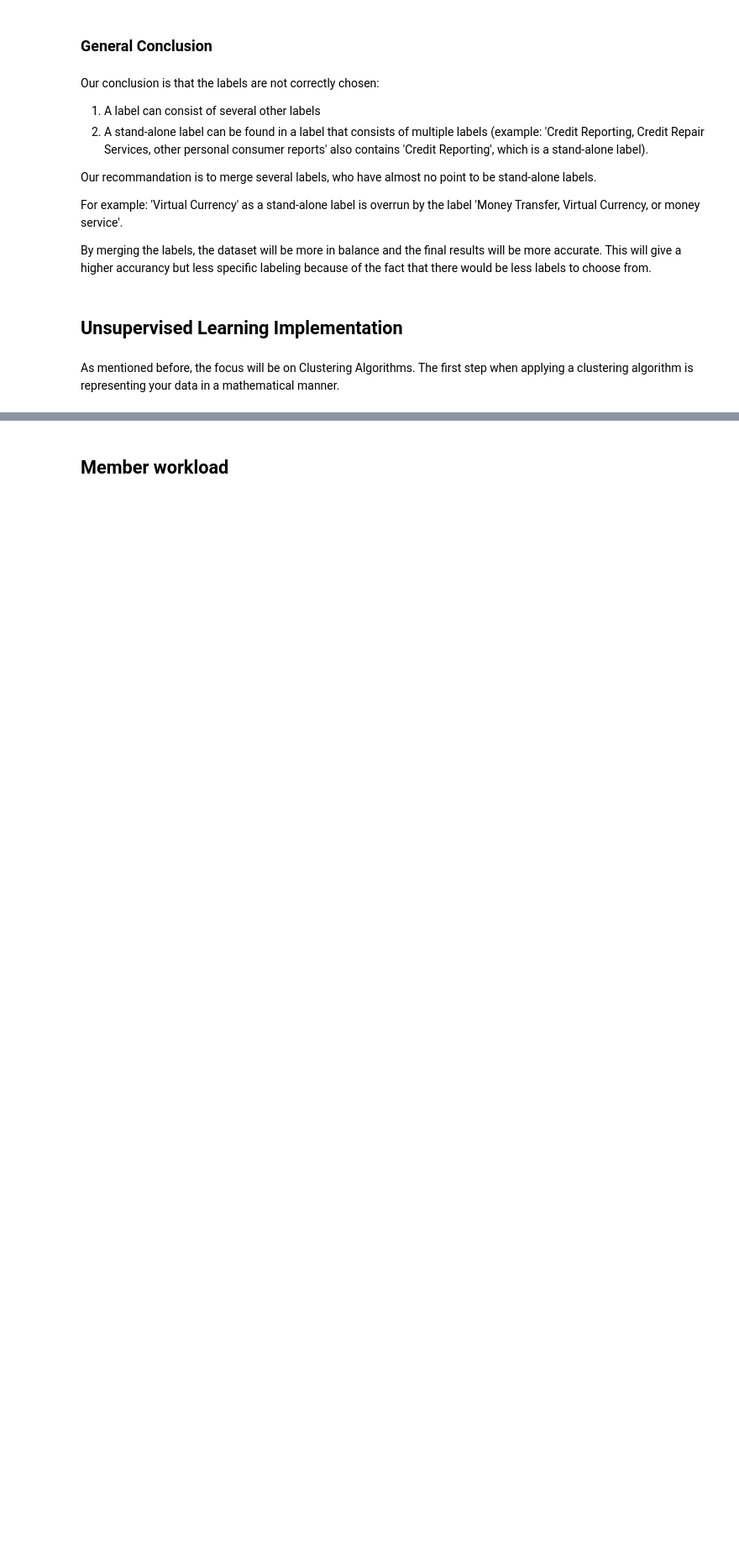
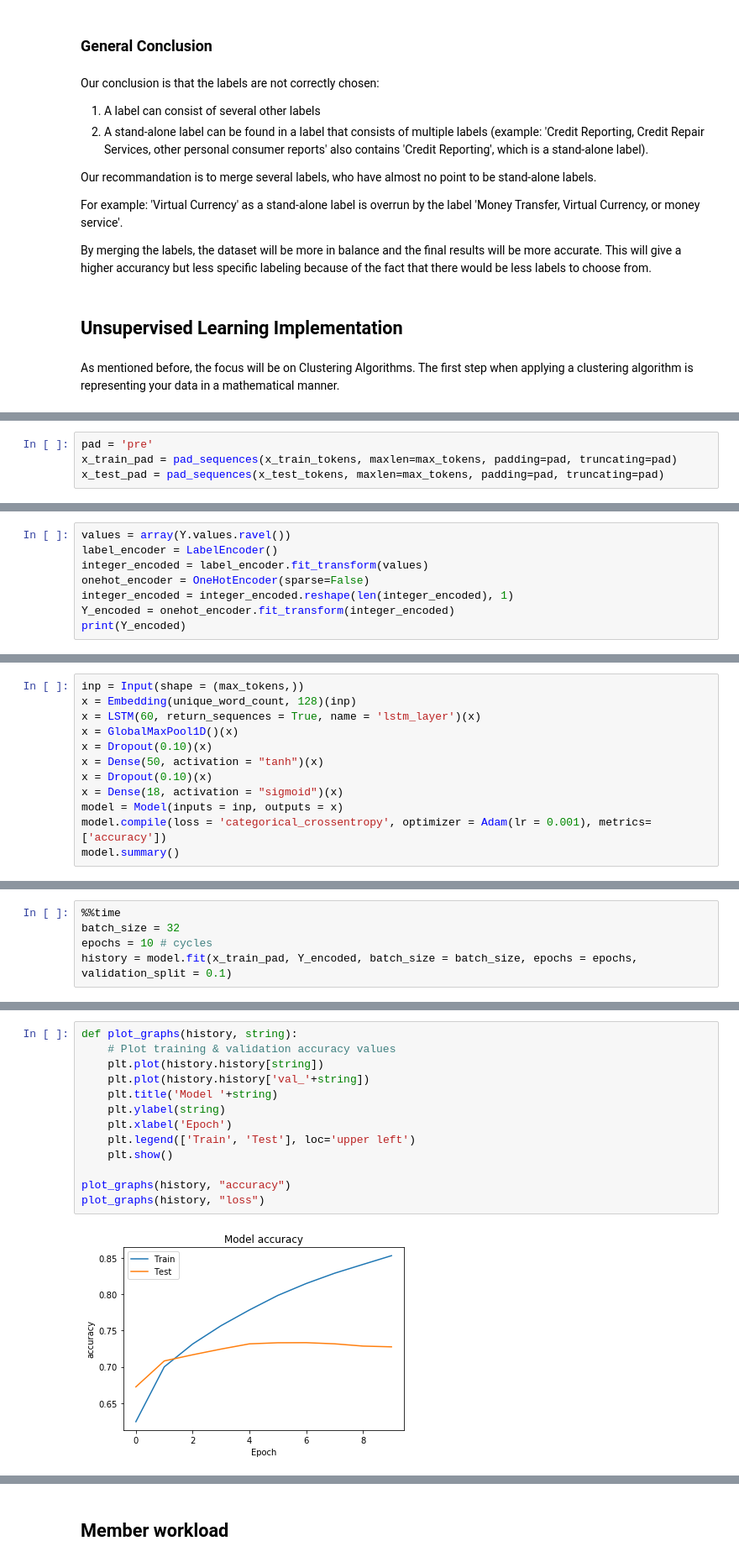
Before and after one commit to GillisWerrebrouck/UGent_Machine-Learning-Project, a Jupyter notebook: project-notebook.ipynb, the cells around one changed output, grey strips where cells are left out. Shown at 84% size. Saved outputs shown, nothing was run; the diff lists cells and outputs as text; blank space fills up the shorter version.

```diff
--- a/project-notebook.ipynb
+++ b/project-notebook.ipynb
@@ -1017,0 +1159,4 @@ As mentioned before, the focus will be on Clustering Algorithms. The first step
+# %%
+pad = 'pre'
+x_train_pad = pad_sequences(x_train_tokens, maxlen=max_tokens, padding=pad, truncating=pad)
+x_test_pad = pad_sequences(x_test_tokens, maxlen=max_tokens, padding=pad, truncating=pad)
@@ -1017,0 +1197,8 @@ As mentioned before, the focus will be on Clustering Algorithms. The first step
+# %%
+values = array(Y.values.ravel())
+label_encoder = LabelEncoder()
+integer_encoded = label_encoder.fit_transform(values)
+onehot_encoder = OneHotEncoder(sparse=False)
+integer_encoded = integer_encoded.reshape(len(integer_encoded), 1)
+Y_encoded = onehot_encoder.fit_transform(integer_encoded)
+print(Y_encoded)
@@ -1017,0 +1237,12 @@ As mentioned before, the focus will be on Clustering Algorithms. The first step
+# %%
+inp = Input(shape = (max_tokens,))
+x = Embedding(unique_word_count, 128)(inp)
+x = LSTM(60, return_sequences = True, name = 'lstm_layer')(x)
+x = GlobalMaxPool1D()(x)
+x = Dropout(0.10)(x)
+x = Dense(50, activation = "tanh")(x)
+x = Dropout(0.10)(x)
+x = Dense(18, activation = "sigmoid")(x)
+model = Model(inputs = inp, outputs = x)
+model.compile(loss = 'categorical_crossentropy', optimizer = Adam(lr = 0.001), metrics=['accuracy'])
+model.summary()
@@ -1017,0 +1267,5 @@ As mentioned before, the focus will be on Clustering Algorithms. The first step
+# %%
+%%time
+batch_size = 32
+epochs = 10 # cycles
+history = model.fit(x_train_pad, Y_encoded, batch_size = batch_size, epochs = epochs, validation_split = 0.1)
@@ -1017,0 +1301,15 @@ As mentioned before, the focus will be on Clustering Algorithms. The first step
+# %%
+def plot_graphs(history, string):
+    # Plot training & validation accuracy values
+    plt.plot(history.history[string])
+    plt.plot(history.history['val_'+string])
+    plt.title('Model '+string)
+    plt.ylabel(string)
+    plt.xlabel('Epoch')
+    plt.legend(['Train', 'Test'], loc='upper left')
+    plt.show()
+
+plot_graphs(history, "accuracy")
+plot_graphs(history, "loss")
+# %% [output]
+[figure, added]
```
Also changed, not shown: parts of 41 cells of this notebook.
